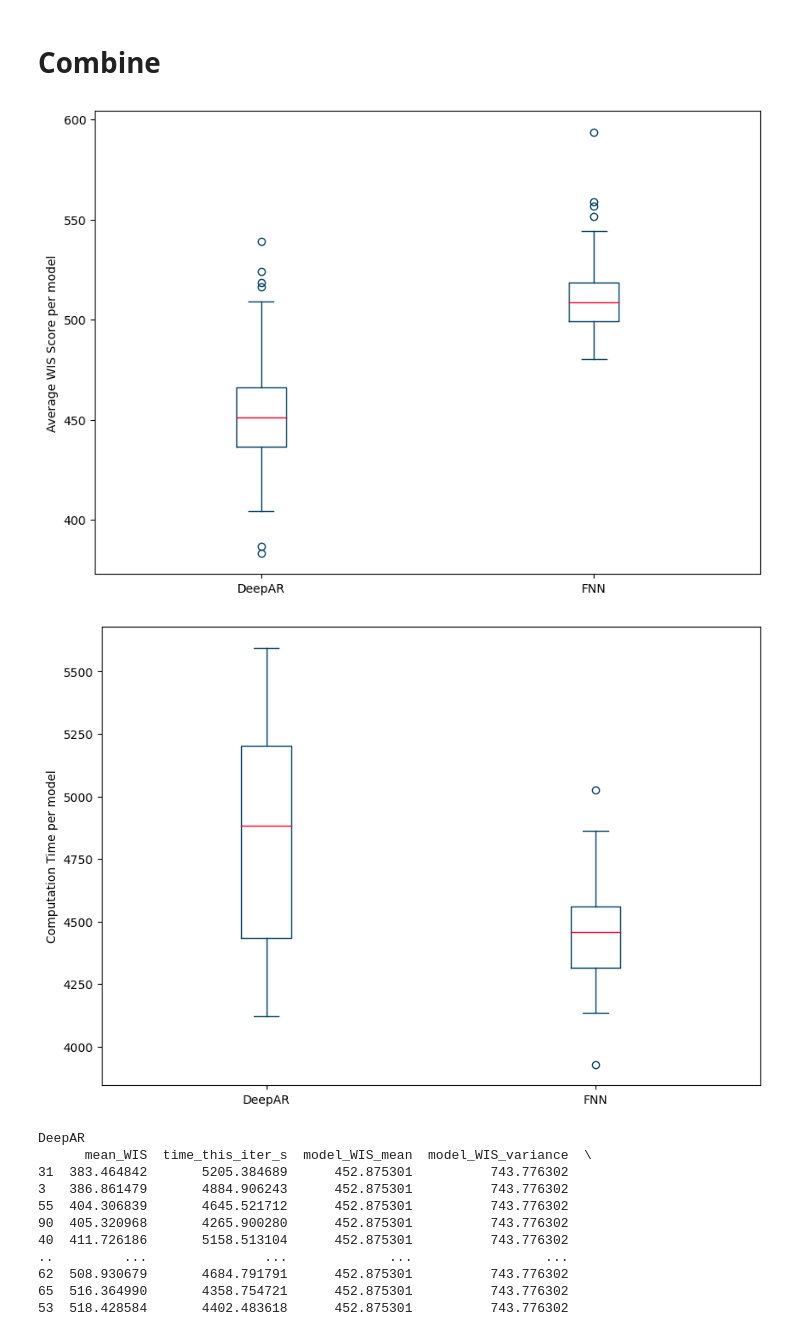
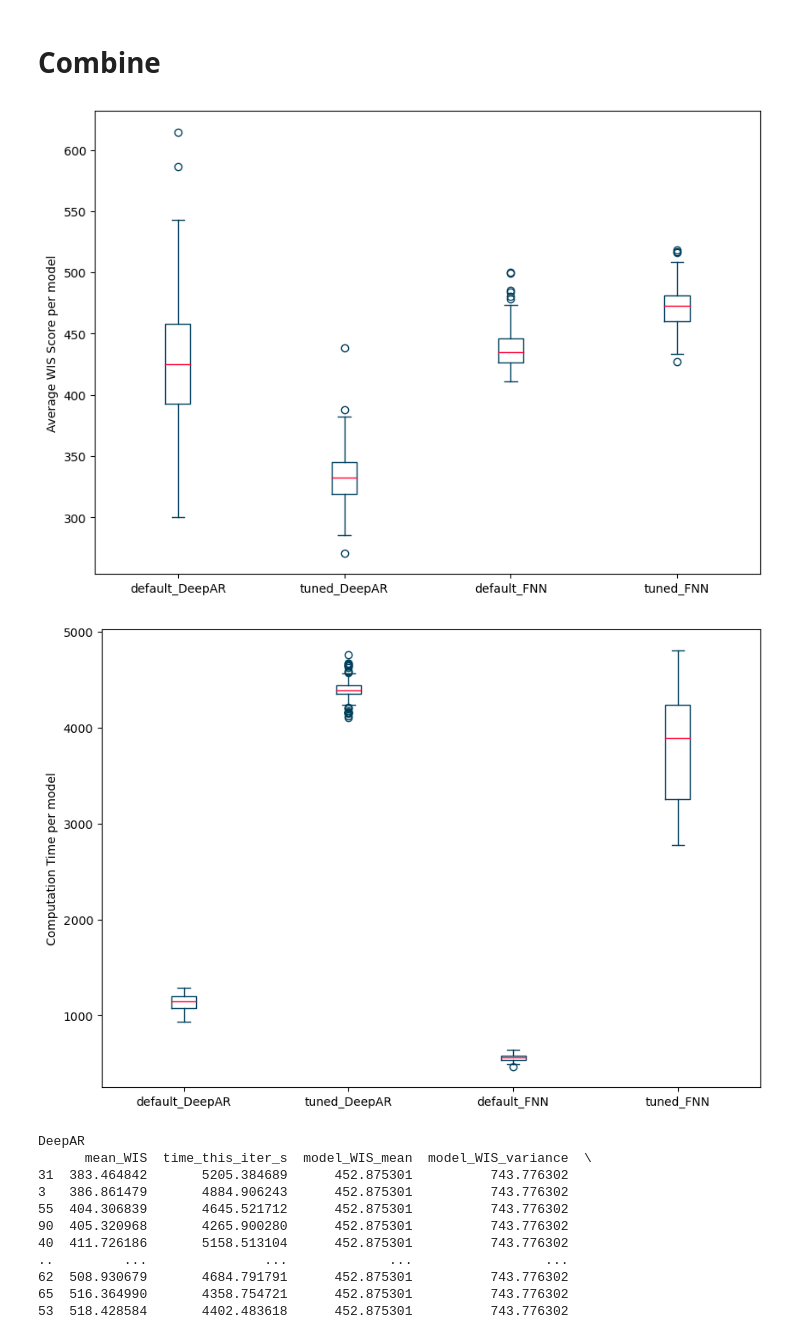
Before and after one commit to Kai-Ref/DeepAR_InfluenzaForecast, a Jupyter notebook: Notebooks/Modeltuning/ValidationAnalysis_HP_tuned_runs.ipynb, the cells around one changed output. Saved outputs shown, nothing was run; the diff lists cells and outputs as text; code cells hidden in the pictures.

Commit message:
Validation Evaluation

```diff
--- a/Notebooks/Modeltuning/ValidationAnalysis_HP_tuned_runs.ipynb
+++ b/Notebooks/Modeltuning/ValidationAnalysis_HP_tuned_runs.ipynb
@@ -53,7 +59,7 @@ fnn_model_results_by_hp, fnn_overall_df = generate_model_results_by_hp_dict(fnn_
 # %% [markdown]
 # Tuned 100 runs on validation data
 # %%
-tuned_df = pd.read_csv("/home/reffert/DeepAR_InfluenzaForecast/HyperparameterFiles/ValidationPeriod/Tuned_Deepar_Hyperparameter_results_08_06.csv", sep=',')
+tuned_df = pd.read_csv("/home/reffert/DeepAR_InfluenzaForecast/HyperparameterFiles/ValidationPeriod/Tuned_Deepar_Hyperparameter_results_06_06.csv", sep=',')
 tuned_fnn_df = pd.read_csv("/home/reffert/DeepAR_InfluenzaForecast/HyperparameterFiles/ValidationPeriod/Tuned_FNN_Hyperparameter_results_06_06.csv", sep=',')
 
 tuned_hp_search_space = {
@@ -112,8 +118,8 @@ c = config.colors[0]
 d = config.colors[1]
 col ="mean_WIS"
 i=0
-for overall_df in overall_df_dict:
-    ax.boxplot(overall_df[col], positions=[pos[i]],#notch=True, #patch_artist=True,
+for key in list(overall_df_dict.keys()):
+    ax.boxplot(overall_df_dict[key][col], positions=[pos[i]],#notch=True, #patch_artist=True,
                 boxprops=dict(color=c),
                 capprops=dict(color=c),
                 whiskerprops=dict(color=c),
@@ -127,37 +133,37 @@ ax.set_xticklabels(list(overall_df_dict.keys()))
 # Set the y-axis label
 ax.set_ylabel('Average WIS Score per model')
 plt.savefig("MeanWISTunedComparison.png")
 plt.show()
 
 pos = range(1, 5, 1)
 fig, ax = plt.subplots(figsize=(10, 7))
 # Loop through each dataframe and plot a boxplot
 c = config.colors[0]
 d = config.colors[1]
 col ="time_this_iter_s"
 i=0
-for overall_df in overall_df_dict:
-    ax.boxplot(overall_df[col], positions=[pos[i]],#notch=True, #patch_artist=True,
+for key in list(overall_df_dict.keys()):
+    ax.boxplot(overall_df_dict[key][col], positions=[pos[i]],#notch=True, #patch_artist=True,
                 boxprops=dict(color=c),
                 capprops=dict(color=c),
                 whiskerprops=dict(color=c),
                 flierprops=dict(color=c, markeredgecolor=c),
                 medianprops=dict(color=d))
     i += 1
 
 # Set the x-axis ticks and tick labels
 ax.set_xticks(pos)
 ax.set_xticklabels(list(overall_df_dict.keys()))
 
 # Set the y-axis label
 ax.set_ylabel('Computation Time per model')
 
 plt.savefig("TimeTunedComparison.png")
 plt.show()
 os.chdir('/home/reffert/DeepAR_InfluenzaForecast')
 # %% [output]
-[figure, old version]
+[figure, new version]
-[figure, old version]
+[figure, new version]
 # %%
 added_cols = ["model_WIS_mean", "model_WIS_variance", "model_WIS_sd", "model_WIS_median", "model_time_mean", "model_time_variance", "model_time_sd",\
          "model_time_median"]#, "shape"]
```
Also changed, not shown: parts of 3 cells of this notebook, 7 other files.
